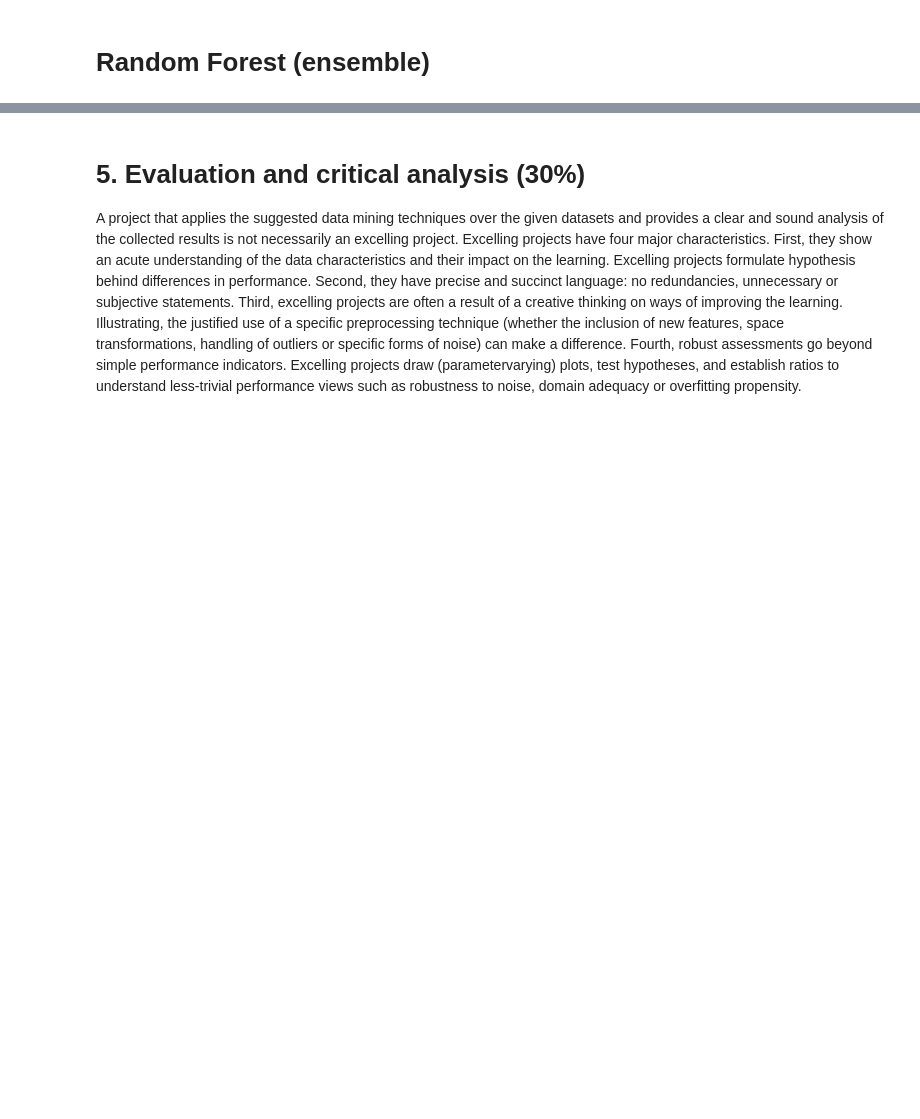
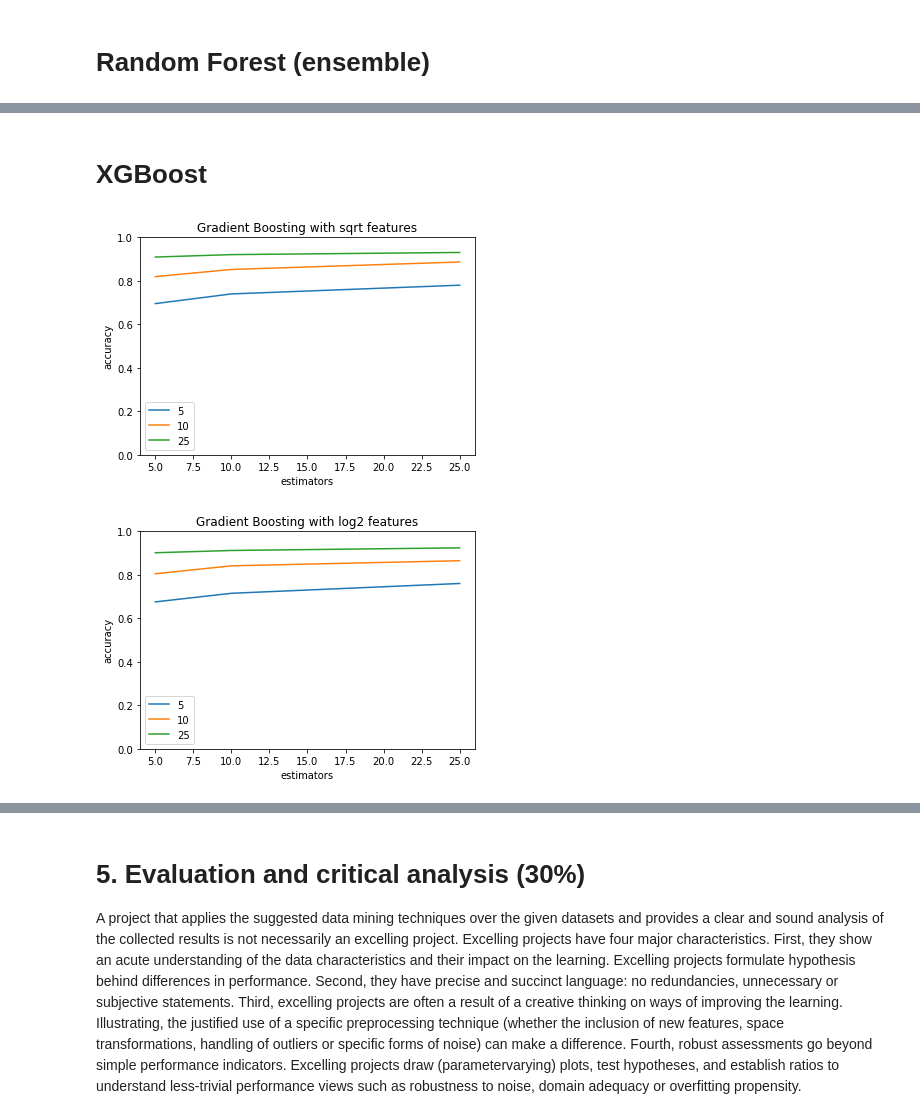
Before and after one commit to mskl/ist-mi-cdadosi7, a Jupyter notebook: project/Roos_poject_Forest.ipynb, the cells around one changed output, grey strips where cells are left out. Cells and saved outputs as stored; diff of their text form; code cells hidden in the pictures; blank space fills up the shorter version.

Commit message:
XGboost

```diff
--- a/project/Roos_poject_Forest.ipynb
+++ b/project/Roos_poject_Forest.ipynb
@@ -409,0 +472,8 @@ AttributeError: 'NoneType' object has no attribute 'create_png'
+# %%
+rf = RandomForestClassifier(n_estimators=25, max_depth=25, max_features='sqrt')
+rf.fit(X_train, y_train)
+y_pred = rf.predict(X_test)
+cnf_mtx_rf = metrics.confusion_matrix(y_test, y_pred, labels)
+print(cnf_mtx_rf)
+results["RandomForestClassifier"] = rf.score(X_train, y_train)
+print(results["RandomForestClassifier"])
@@ -409,0 +489,31 @@ AttributeError: 'NoneType' object has no attribute 'create_png'
+# %% [markdown]
+# XGBoost
+# %%
+from sklearn.ensemble import GradientBoostingClassifier
+
+n_estimators = [5, 10, 25]
+max_depths = [5, 10, 25]
+max_features = ['sqrt', 'log2']
+
+
+for k in range(len(max_features)):
+    f = max_features[k]
+    values = {}
+    for d in max_depths:
+        yvalues = []
+        for n in n_estimators:
+            gb = GradientBoostingClassifier(n_estimators=(n), max_depth=d, max_features=f)
+            gb.fit(X_train, y_train)
+            y_pred = gb.predict(X_test)
+            yvalues.append(metrics.accuracy_score(y_test, y_pred))
+        values[d] = yvalues
+        plt.plot(n_estimators, values[d])
+        plt.title('Gradient Boosting with %s features'%f)
+        plt.xlabel('estimators')
+        plt.ylim((0,1))
+        plt.ylabel('accuracy')
+        plt.legend(max_depths)
+    plt.show()
+# %% [output]
+[figure, added]
+[figure, added]
```
Also changed, not shown: parts of 25 cells of this notebook.
